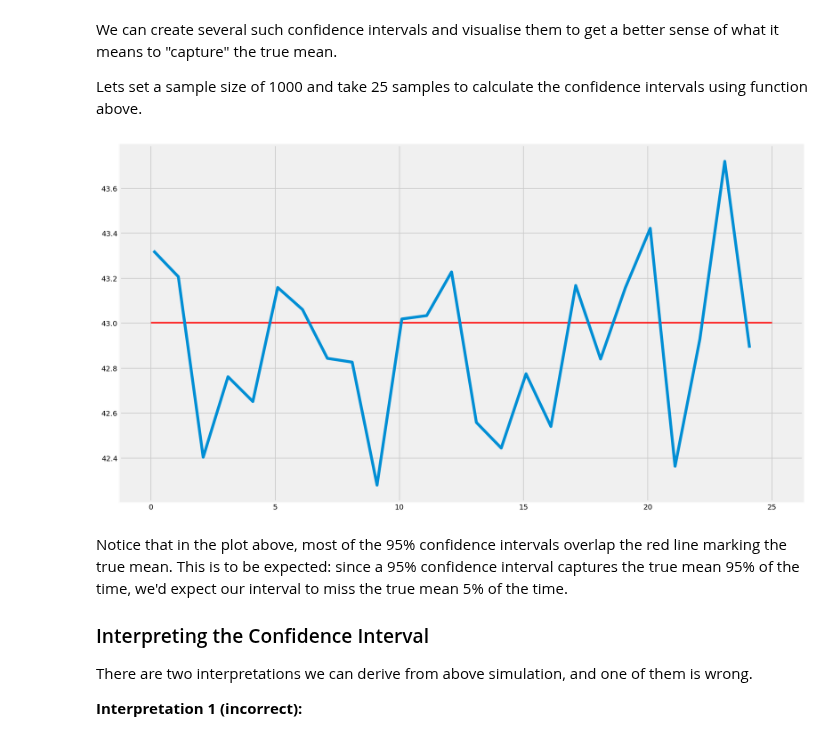
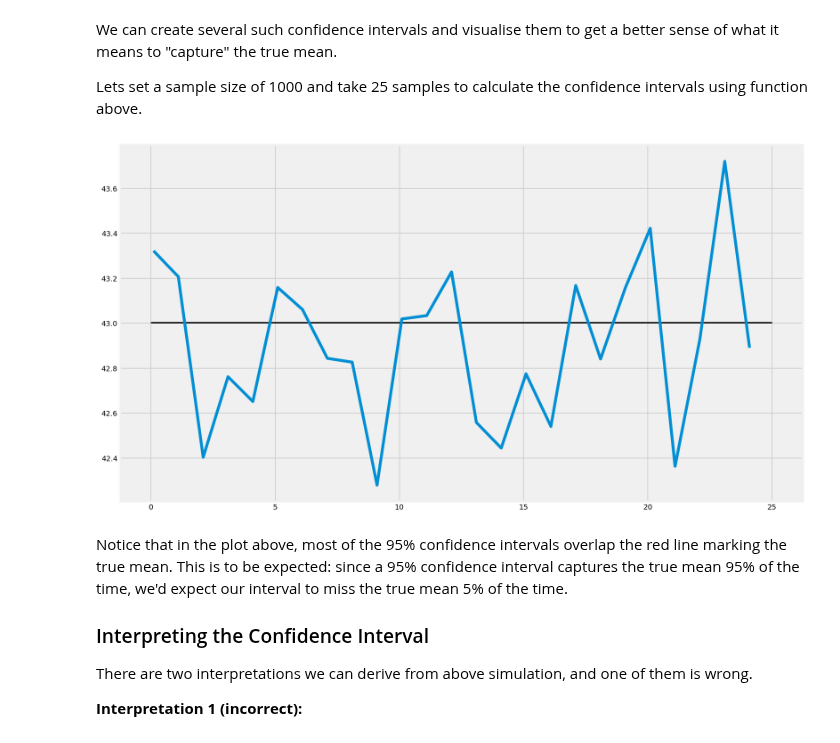
Before and after one commit to mandoiwanaga/dsc-2-19-15-confidence-intervals-lab-seattle-ds-career-040119, a Jupyter notebook: index.ipynb, the cells around one changed output. Cells and saved outputs as stored; diff of their text form; code cells hidden in the pictures.

```diff
--- a/index.ipynb
+++ b/index.ipynb
@@ -269,16 +269,15 @@ for sample in range(25):
 # %%
 # plot the mean and confidence interval for each sample as error bars
 # plot the population mean
 x=np.arange(0.1,25,1)
 plt.figure(figsize=(15,9))
 plt.errorbar(x, sample_means)
 plt.hlines(xmin=0, xmax=25,
            y=43.0023,
-           linewidth=2.0,
-           color="red")
+           linewidth=2.0)
 plt.show()
 # %% [output]
-[figure, old version]
+[figure, new version]
 # %% [markdown]
 Notice that in the plot above, most of the 95% confidence intervals overlap the red line marking the true mean. This is to be expected: since a 95% confidence interval captures the true mean 95% of the time, we'd expect our interval to miss the true mean 5% of the time.
 
```
